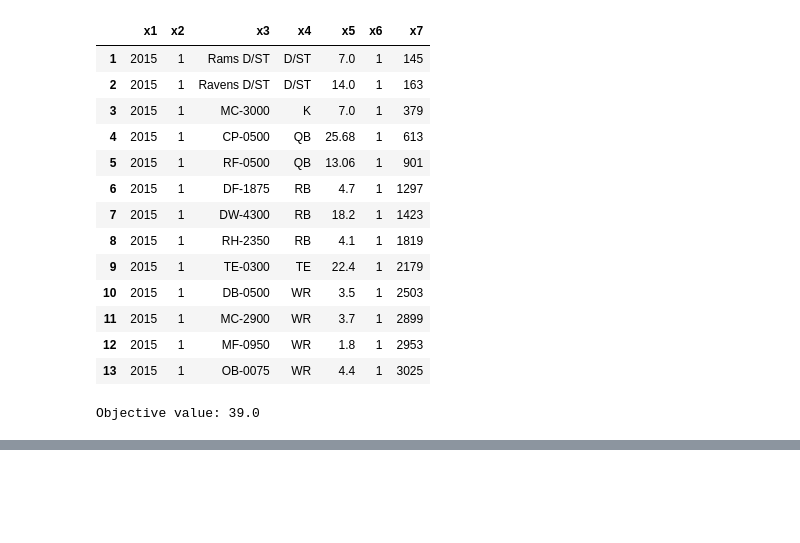
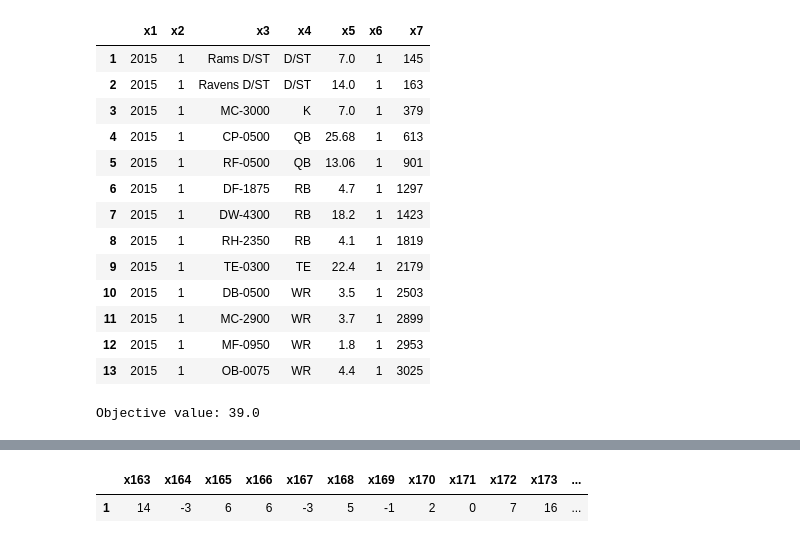
Before and after one commit to johnckane/stats-corner, a Jupyter notebook: fantasy_football/Optimizing Rosters.ipynb, the cells around one changed output, grey strips where cells are left out. Cells and saved outputs as stored; diff of their text form; code cells hidden in the pictures; blank space fills up the shorter version.

```diff
--- a/fantasy_football/Optimizing Rosters.ipynb
+++ b/fantasy_football/Optimizing Rosters.ipynb
@@ -731,0 +755,5 @@ Objective value: 39.0
+# %%
+data[(18*9+1):(18*9+16)]
+# %% [output]
+|  | x163 | x164 | x165 | x166 | x167 | x168 | x169 | x170 | x171 | x172 | x173 | ... |
+| 1 | 14 | -3 | 6 | 6 | -3 | 5 | -1 | 2 | 0 | 7 | 16 | ... |
```
Also changed, not shown: parts of 6 cells of this notebook, 4 other files.
